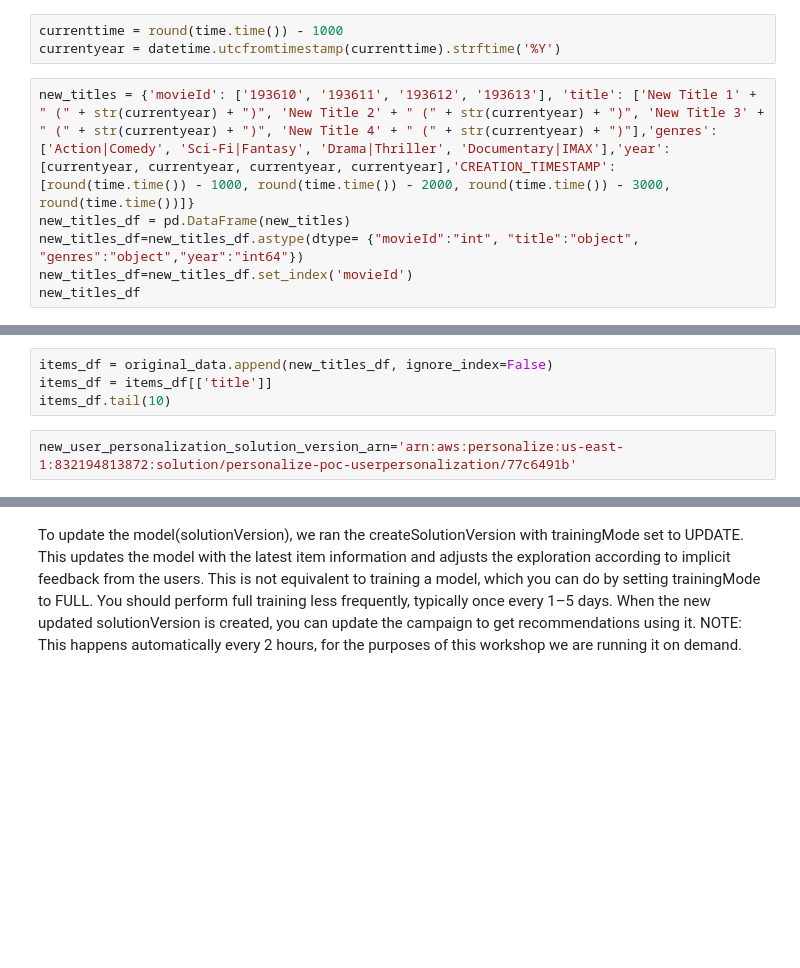
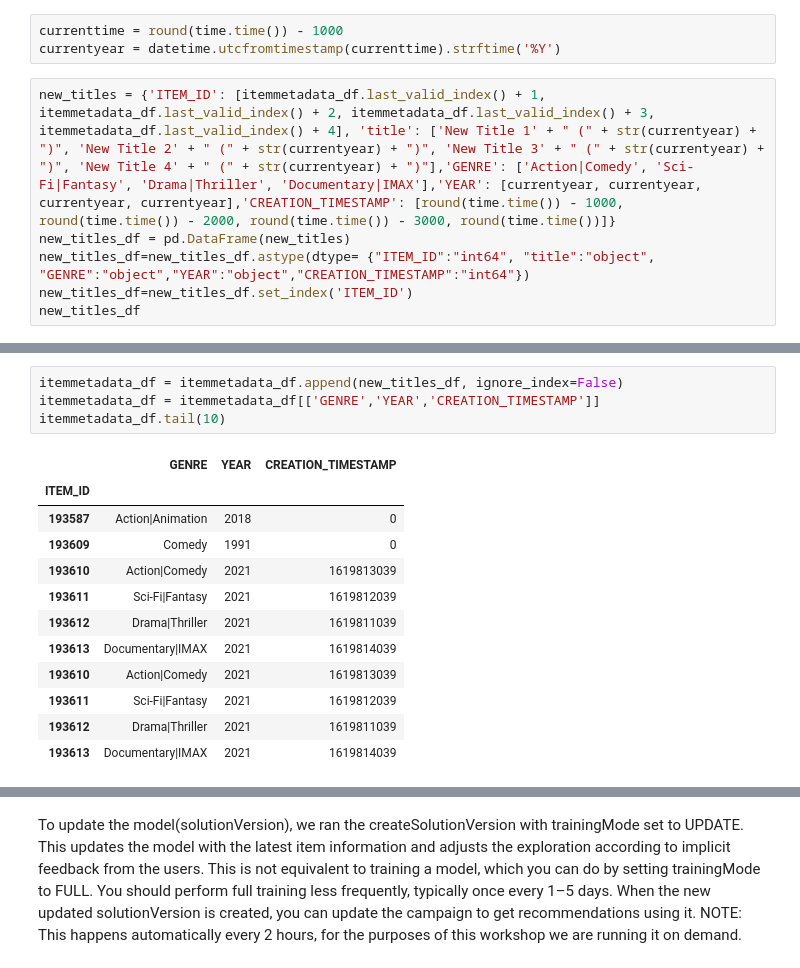
Before and after one commit to lmorri/amazon-personalize-samples, a Jupyter notebook: next_steps/workshops/POC_in_a_box/06_Adding_New_Items_and_Updating_Model.ipynb, the cells around one changed output, grey strips where cells are left out. Saved outputs shown, nothing was run; the diff lists cells and outputs as text; blank space fills up the shorter version.

Commit message:
added cold start item notebook, fixed typos

```diff
--- a/next_steps/workshops/POC_in_a_box/06_Adding_New_Items_and_Updating_Model.ipynb
+++ b/next_steps/workshops/POC_in_a_box/06_Adding_New_Items_and_Updating_Model.ipynb
@@ -58,8 +54,8 @@ original_data.tail(5)
 currenttime = round(time.time()) - 1000
 currentyear = datetime.utcfromtimestamp(currenttime).strftime('%Y')
 # %%
-new_titles = {'movieId': ['193610', '193611', '193612', '193613'], 'title': ['New Title 1' + " (" + str(currentyear) + ")", 'New Title 2' + " (" + str(currentyear) + ")", 'New Title 3' + " (" + str(currentyear) + ")", 'New Title 4' + " (" + str(currentyear) + ")"],'genres': ['Action|Comedy', 'Sci-Fi|Fantasy', 'Drama|Thriller', 'Documentary|IMAX'],'year': [currentyear, currentyear, currentyear, currentyear],'CREATION_TIMESTAMP': [round(time.time()) - 1000, round(time.time()) - 2000, round(time.time()) - 3000, round(time.time())]}
+new_titles = {'ITEM_ID': [itemmetadata_df.last_valid_index() + 1, itemmetadata_df.last_valid_index() + 2, itemmetadata_df.last_valid_index() + 3, itemmetadata_df.last_valid_index() + 4], 'title': ['New Title 1' + " (" + str(currentyear) + ")", 'New Title 2' + " (" + str(currentyear) + ")", 'New Title 3' + " (" + str(currentyear) + ")", 'New Title 4' + " (" + str(currentyear) + ")"],'GENRE': ['Action|Comedy', 'Sci-Fi|Fantasy', 'Drama|Thriller', 'Documentary|IMAX'],'YEAR': [currentyear, currentyear, currentyear, currentyear],'CREATION_TIMESTAMP': [round(time.time()) - 1000, round(time.time()) - 2000, round(time.time()) - 3000, round(time.time())]}
 new_titles_df = pd.DataFrame(new_titles)
-new_titles_df=new_titles_df.astype(dtype= {"movieId":"int", "title":"object", "genres":"object","year":"int64"})
-new_titles_df=new_titles_df.set_index('movieId')
+new_titles_df=new_titles_df.astype(dtype= {"ITEM_ID":"int64", "title":"object", "GENRE":"object","YEAR":"object","CREATION_TIMESTAMP":"int64"})
+new_titles_df=new_titles_df.set_index('ITEM_ID')
 new_titles_df
@@ -96,6 +86,17 @@ original_data
 # %%
-items_df = original_data.append(new_titles_df, ignore_index=False)
-items_df = items_df[['title']]
-items_df.tail(10)
+itemmetadata_df = itemmetadata_df.append(new_titles_df, ignore_index=False)
+itemmetadata_df = itemmetadata_df[['GENRE','YEAR','CREATION_TIMESTAMP']]
+itemmetadata_df.tail(10)
+# %% [output]
+|  | GENRE | YEAR | CREATION_TIMESTAMP |
+| ITEM_ID |  |  |  |
+| 193587 | Action|Animation | 2018 | 0 |
+| 193609 | Comedy | 1991 | 0 |
+| 193610 | Action|Comedy | 2021 | 1619813039 |
+| 193611 | Sci-Fi|Fantasy | 2021 | 1619812039 |
+| 193612 | Drama|Thriller | 2021 | 1619811039 |
+| 193613 | Documentary|IMAX | 2021 | 1619814039 |
+| 193610 | Action|Comedy | 2021 | 1619813039 |
+| 193611 | Sci-Fi|Fantasy | 2021 | 1619812039 |
+| 193612 | Drama|Thriller | 2021 | 1619811039 |
+| 193613 | Documentary|IMAX | 2021 | 1619814039 |
-# %%
-new_user_personalization_solution_version_arn='arn:aws:personalize:us-east-1:832194813872:solution/personalize-poc-userpersonalization/77c6491b'
```
Also changed, not shown: parts of 30 cells of this notebook, 5 other files.
